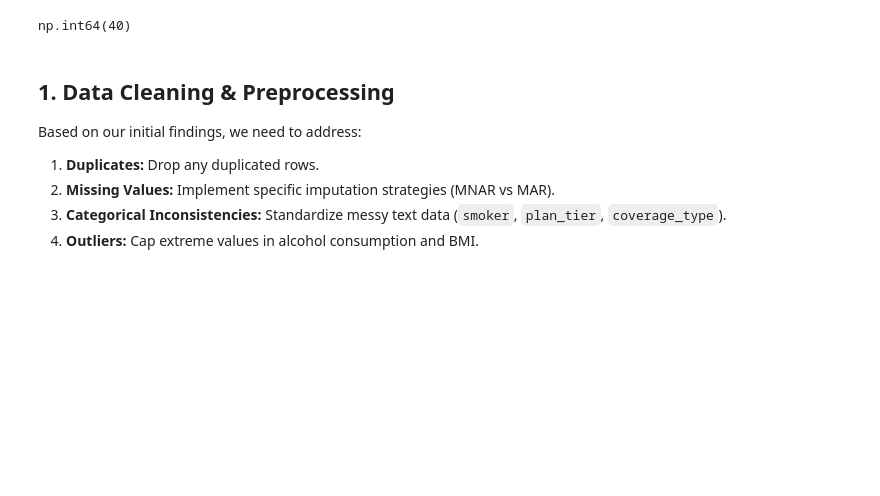
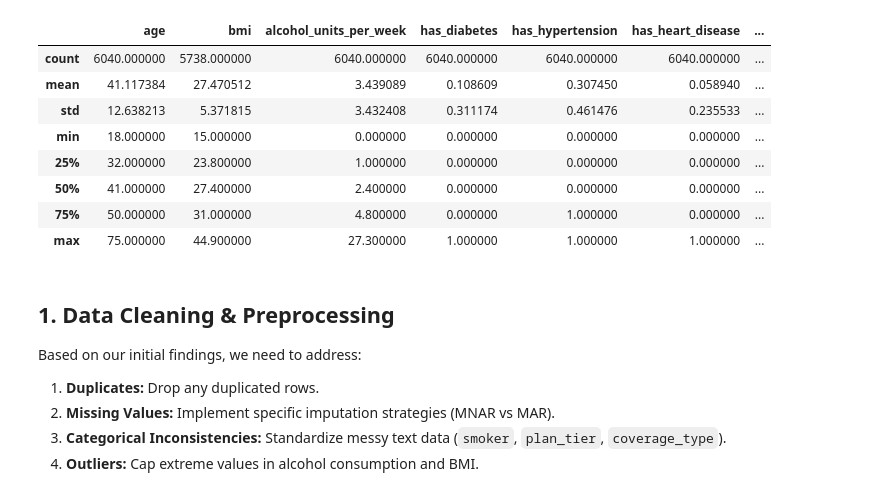
Before and after one commit to Wewds1/ML_Projects, a Jupyter notebook: Insurance_Claims/notebooks/01_eda.ipynb, the cells around one changed output. Drawn from its saved outputs; the diff is of its cells as text; code cells hidden in the pictures; blank space fills up the shorter version.

```diff
--- a/Insurance_Claims/notebooks/01_eda.ipynb
+++ b/Insurance_Claims/notebooks/01_eda.ipynb
@@ -11,18 +11,26 @@ pd.set_option("display.max_column", None)
 # %%
 df = pd.read_csv("../data/raw/insurance_claims.csv")
 
 df.sample(5)
 
 df.describe()
 
 # df.info()
 
 # df['region'].value_counts()
 
 
-df.duplicated().sum()
+# df.duplicated().sum()
 # %% [output]
-np.int64(40)
+|  | age | bmi | alcohol_units_per_week | has_diabetes | has_hypertension | has_heart_disease | ... |
+| count | 6040.000000 | 5738.000000 | 6040.000000 | 6040.000000 | 6040.000000 | 6040.000000 | ... |
+| mean | 41.117384 | 27.470512 | 3.439089 | 0.108609 | 0.307450 | 0.058940 | ... |
+| std | 12.638213 | 5.371815 | 3.432408 | 0.311174 | 0.461476 | 0.235533 | ... |
+| min | 18.000000 | 15.000000 | 0.000000 | 0.000000 | 0.000000 | 0.000000 | ... |
+| 25% | 32.000000 | 23.800000 | 1.000000 | 0.000000 | 0.000000 | 0.000000 | ... |
+| 50% | 41.000000 | 27.400000 | 2.400000 | 0.000000 | 0.000000 | 0.000000 | ... |
+| 75% | 50.000000 | 31.000000 | 4.800000 | 0.000000 | 1.000000 | 0.000000 | ... |
+| max | 75.000000 | 44.900000 | 27.300000 | 1.000000 | 1.000000 | 1.000000 | ... |
 # %% [markdown]
 ## 1. Data Cleaning & Preprocessing
 
```
Also changed, not shown: parts of 1 cell of this notebook, 5 other files.
